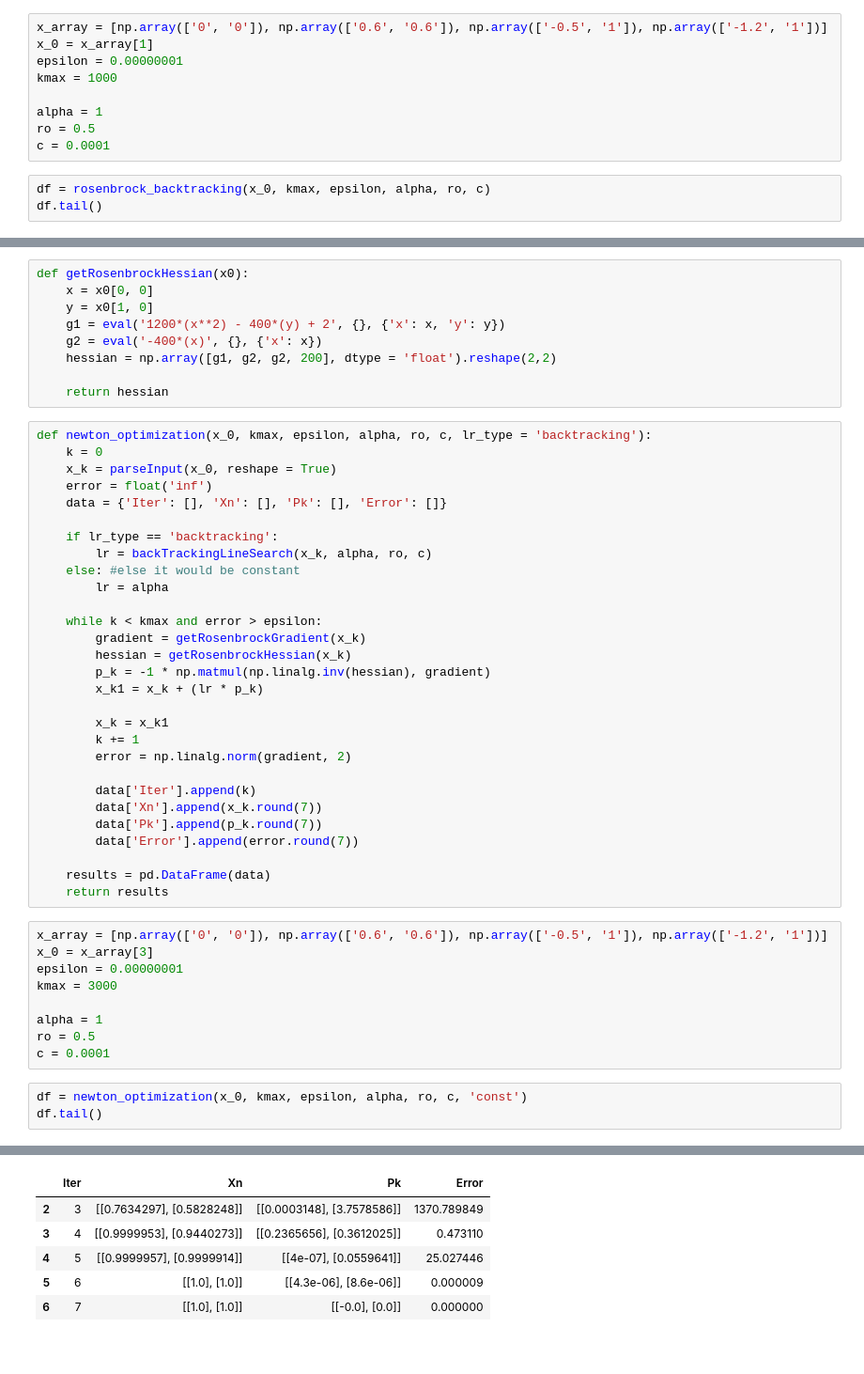
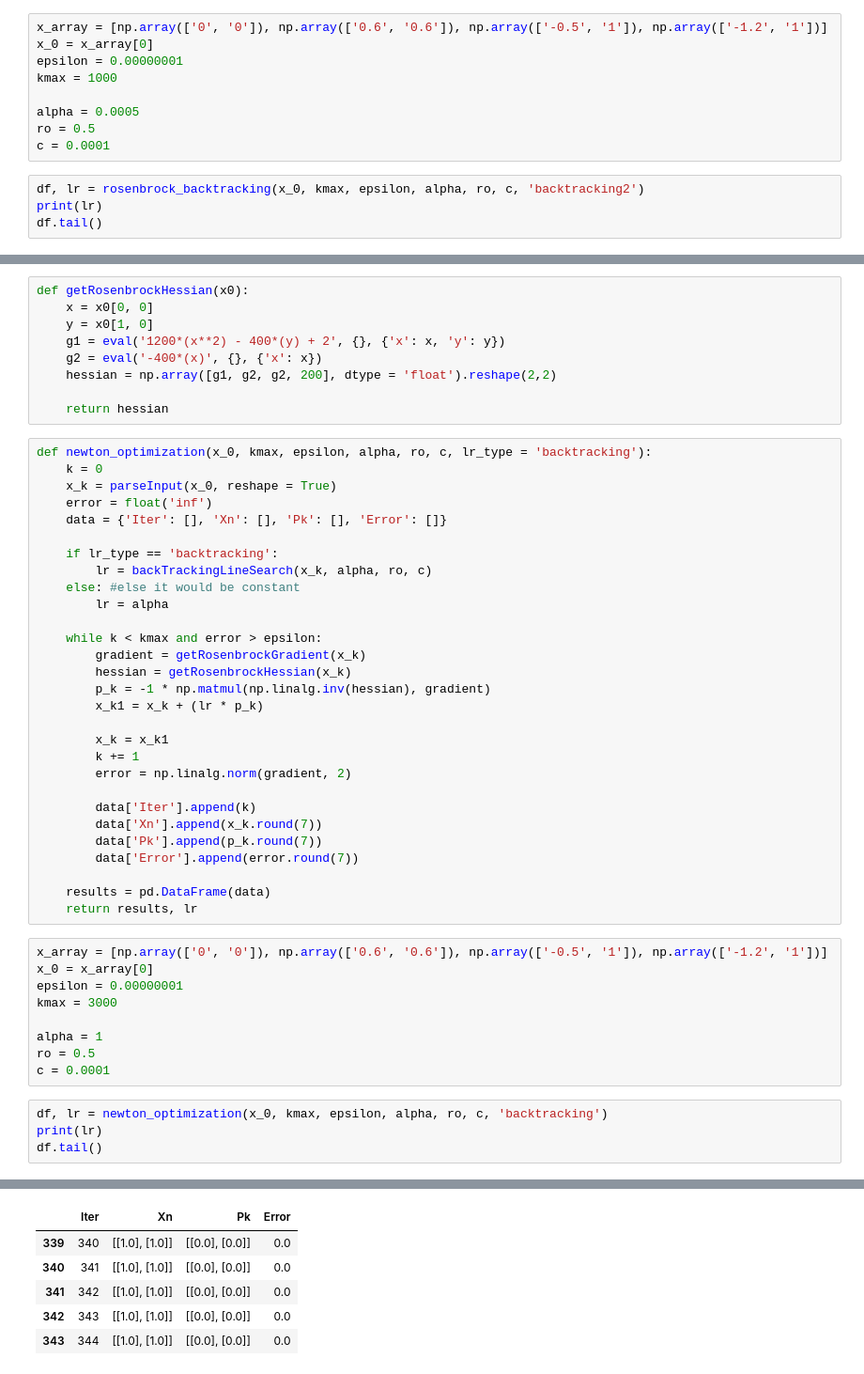
Before and after one commit to CarlosGarlem/AlgoritmosDS, a Jupyter notebook: optimizationProject/algoritmos.ipynb, the cells around one changed output, grey strips where cells are left out. Shown at 94% size. Drawn from its saved outputs; the diff is of its cells as text.

```diff
--- a/optimizationProject/algoritmos.ipynb
+++ b/optimizationProject/algoritmos.ipynb
@@ -523,13 +571,14 @@ def rosenbrock_backtracking(x_0, kmax, epsilon, alpha, ro, c):
 # %%
 x_array = [np.array(['0', '0']), np.array(['0.6', '0.6']), np.array(['-0.5', '1']), np.array(['-1.2', '1'])]
-x_0 = x_array[1]
+x_0 = x_array[0]
 epsilon = 0.00000001
 kmax = 1000
 
-alpha = 1
+alpha = 0.0005
 ro = 0.5
 c = 0.0001
 # %%
-df = rosenbrock_backtracking(x_0, kmax, epsilon, alpha, ro, c)
+df, lr = rosenbrock_backtracking(x_0, kmax, epsilon, alpha, ro, c, 'backtracking2')
+print(lr)
 df.tail()
 # %% [output]
@@ -579,10 +628,10 @@ def newton_optimization(x_0, kmax, epsilon, alpha, ro, c, lr_type = 'backtrackin
         data['Error'].append(error.round(7))
 
     results = pd.DataFrame(data)
-    return results
+    return results, lr
 # %%
 x_array = [np.array(['0', '0']), np.array(['0.6', '0.6']), np.array(['-0.5', '1']), np.array(['-1.2', '1'])]
-x_0 = x_array[3]
+x_0 = x_array[0]
 epsilon = 0.00000001
 kmax = 3000
 
@@ -590,6 +639,7 @@ alpha = 1
 ro = 0.5
 c = 0.0001
 # %%
-df = newton_optimization(x_0, kmax, epsilon, alpha, ro, c, 'const')
+df, lr = newton_optimization(x_0, kmax, epsilon, alpha, ro, c, 'backtracking')
+print(lr)
 df.tail()
 # %% [output]
@@ -596,6 +647,6 @@ df.tail()
 |  | Iter | Xn | Pk | Error |
-| 2 | 3 | [[0.7634297], [0.5828248]] | [[0.0003148], [3.7578586]] | 1370.789849 |
-| 3 | 4 | [[0.9999953], [0.9440273]] | [[0.2365656], [0.3612025]] | 0.473110 |
-| 4 | 5 | [[0.9999957], [0.9999914]] | [[4e-07], [0.0559641]] | 25.027446 |
-| 5 | 6 | [[1.0], [1.0]] | [[4.3e-06], [8.6e-06]] | 0.000009 |
-| 6 | 7 | [[1.0], [1.0]] | [[-0.0], [0.0]] | 0.000000 |
+| 339 | 340 | [[1.0], [1.0]] | [[0.0], [0.0]] | 0.0 |
+| 340 | 341 | [[1.0], [1.0]] | [[0.0], [0.0]] | 0.0 |
+| 341 | 342 | [[1.0], [1.0]] | [[0.0], [0.0]] | 0.0 |
+| 342 | 343 | [[1.0], [1.0]] | [[0.0], [0.0]] | 0.0 |
+| 343 | 344 | [[1.0], [1.0]] | [[0.0], [0.0]] | 0.0 |
```
Also changed, not shown: parts of 20 cells of this notebook, 1 other file.
